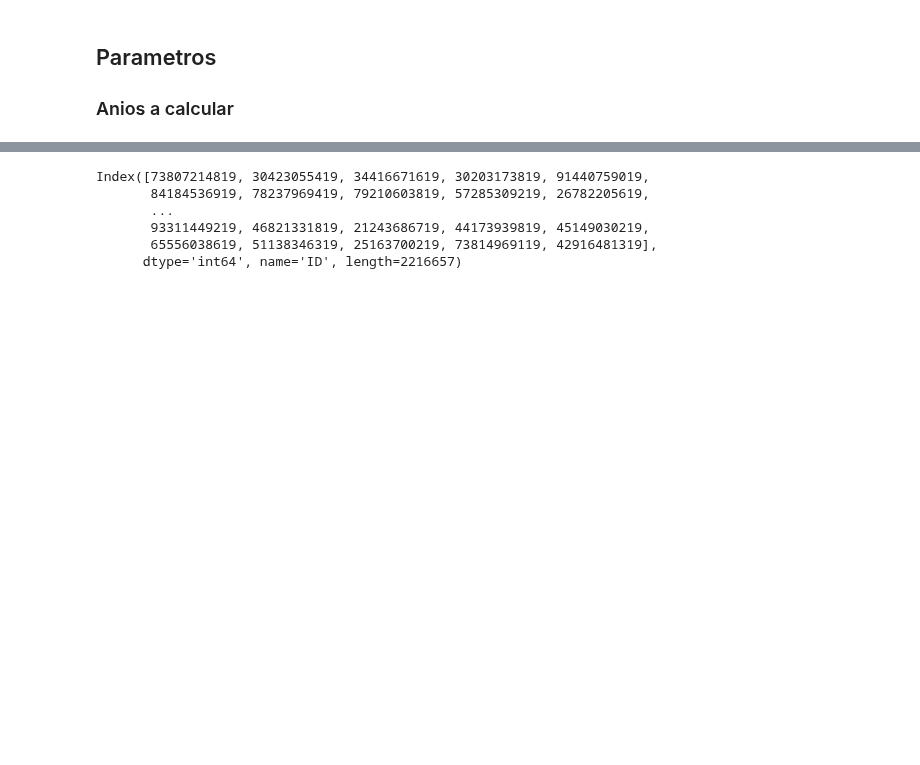
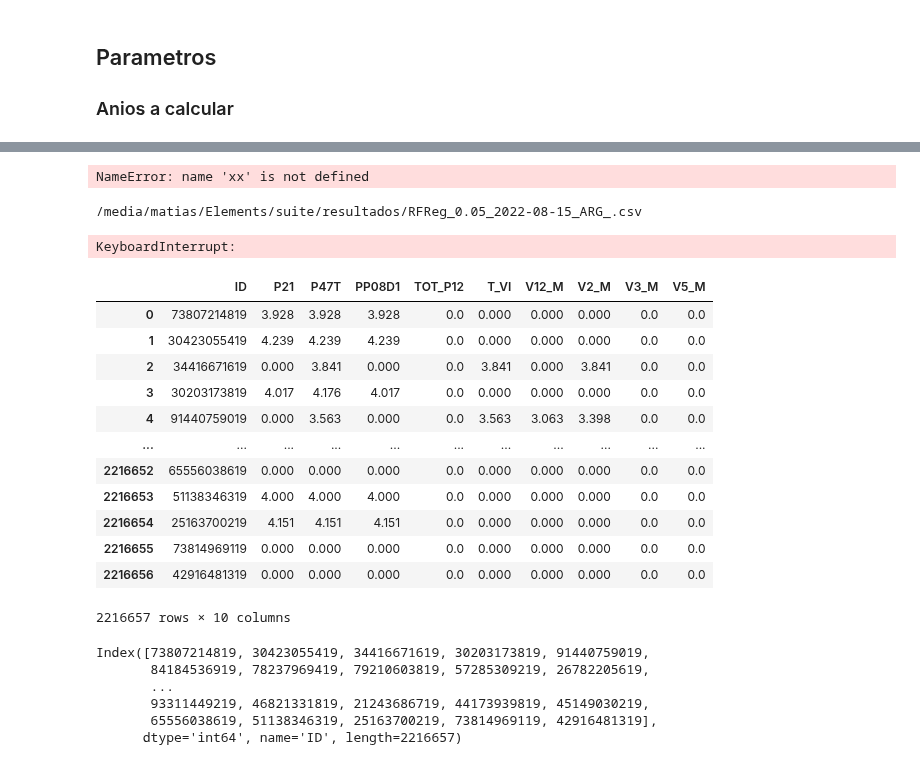
Before and after one commit to matuteiglesias/indice-pobreza-UBA, a Jupyter notebook: notebooks/02 - (.py) Predict using trained models- Empleo Trimestral copy.ipynb, the cells around one changed output, grey strips where cells are left out. Saved outputs shown, nothing was run; the diff lists cells and outputs as text; code cells hidden in the pictures; blank space fills up the shorter version.

```diff
--- a/notebooks/02 - (.py) Predict using trained models- Empleo Trimestral copy.ipynb
+++ b/notebooks/02 - (.py) Predict using trained models- Empleo Trimestral copy.ipynb
@@ -245,0 +260,11 @@ X_q.reset_index()['ID'].nunique()
+# %%
+xx
+# %% [output]
+NameError: name 'xx' is not defined
+# %%
+run_predict_save(predict_save_iter_dict4)
+# %% [output]
+/media/matias/Elements/suite/resultados/RFReg_0.05_2022-08-15_ARG_.csv
+KeyboardInterrupt:
+# %%
+df = pd.read_csv('/media/matias/Elements/suite/resultados/RFReg_0.05_2019-02-15_ARG.csv')
@@ -246,3 +275,19 @@ X_q.reset_index()['ID'].nunique()
+# %%
+df.round(3)
+# %% [output]
+|  | ID | P21 | P47T | PP08D1 | TOT_P12 | T_VI | V12_M | V2_M | V3_M | V5_M |
+| 0 | 73807214819 | 3.928 | 3.928 | 3.928 | 0.0 | 0.000 | 0.000 | 0.000 | 0.0 | 0.0 |
+| 1 | 30423055419 | 4.239 | 4.239 | 4.239 | 0.0 | 0.000 | 0.000 | 0.000 | 0.0 | 0.0 |
+| 2 | 34416671619 | 0.000 | 3.841 | 0.000 | 0.0 | 3.841 | 0.000 | 3.841 | 0.0 | 0.0 |
+| 3 | 30203173819 | 4.017 | 4.176 | 4.017 | 0.0 | 0.000 | 0.000 | 0.000 | 0.0 | 0.0 |
+| 4 | 91440759019 | 0.000 | 3.563 | 0.000 | 0.0 | 3.563 | 3.063 | 3.398 | 0.0 | 0.0 |
+| ... | ... | ... | ... | ... | ... | ... | ... | ... | ... | ... |
+| 2216652 | 65556038619 | 0.000 | 0.000 | 0.000 | 0.0 | 0.000 | 0.000 | 0.000 | 0.0 | 0.0 |
+| 2216653 | 51138346319 | 4.000 | 4.000 | 4.000 | 0.0 | 0.000 | 0.000 | 0.000 | 0.0 | 0.0 |
+| 2216654 | 25163700219 | 4.151 | 4.151 | 4.151 | 0.0 | 0.000 | 0.000 | 0.000 | 0.0 | 0.0 |
+| 2216655 | 73814969119 | 0.000 | 0.000 | 0.000 | 0.0 | 0.000 | 0.000 | 0.000 | 0.0 | 0.0 |
+| 2216656 | 42916481319 | 0.000 | 0.000 | 0.000 | 0.0 | 0.000 | 0.000 | 0.000 | 0.0 | 0.0 |
+2216657 rows × 10 columns
 # %%
 X_q.index
 # %% [output]
```
Also changed, not shown: parts of 11 cells of this notebook, 2 other files.
